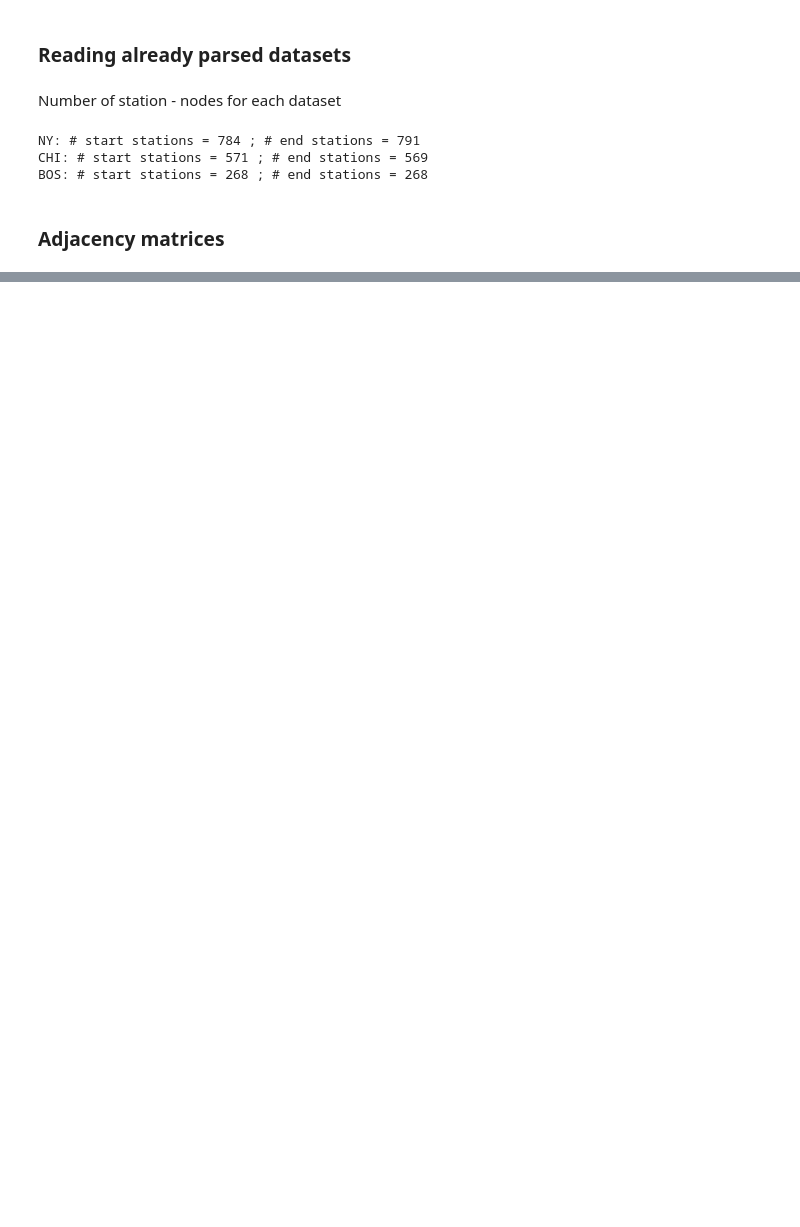
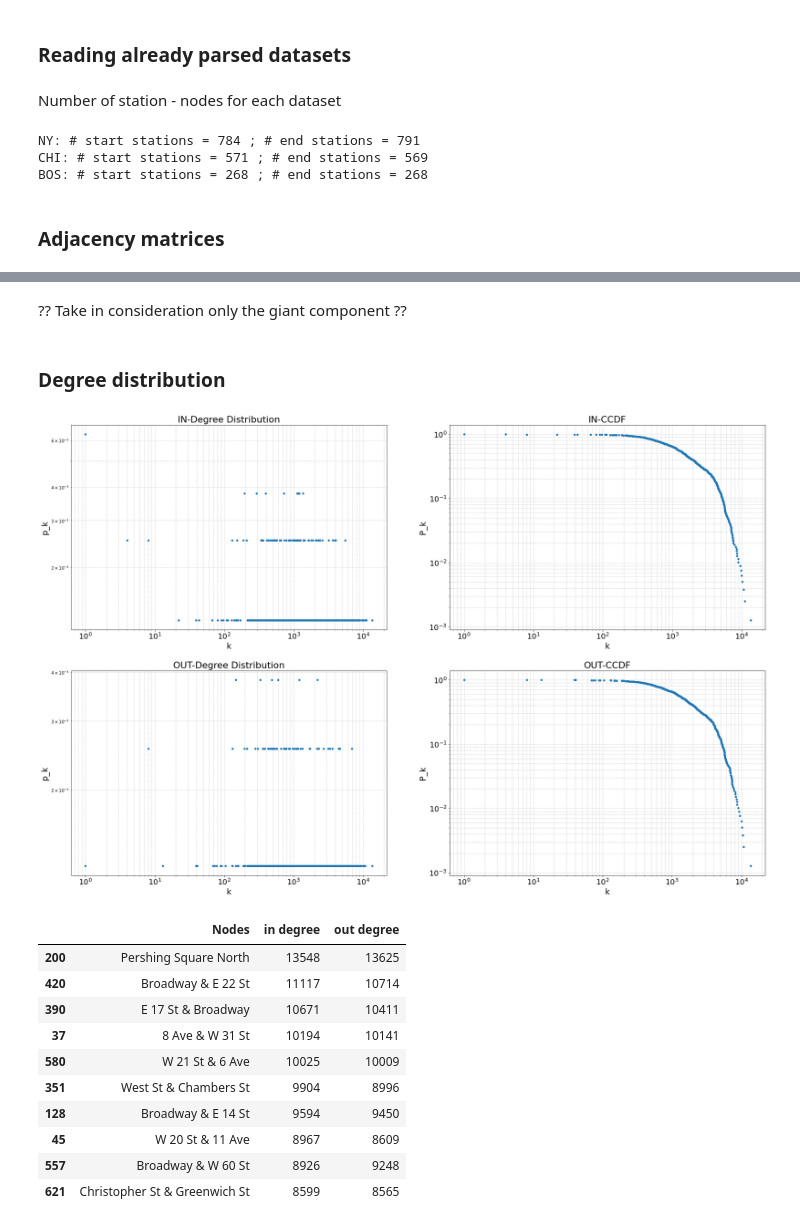
Before and after one commit to tommilotta/Bike-sharing-Analysis, a Jupyter notebook: Network_Analysis.ipynb, the cells around one changed output, grey strips where cells are left out. Drawn from its saved outputs; the diff is of its cells as text; code cells hidden in the pictures; blank space fills up the shorter version.

```diff
--- a/Network_Analysis.ipynb
+++ b/Network_Analysis.ipynb
@@ -71,0 +149,4 @@ BOS_df, BOS_adj, BOS_nodes_df, BOS_nodes = adjacency(BOS_df)
+# %% [markdown]
+?? Take in consideration only the giant component ??
+# %% [markdown]
+### Degree distribution
@@ -71,0 +217,16 @@ BOS_df, BOS_adj, BOS_nodes_df, BOS_nodes = adjacency(BOS_df)
+# %%
+NY_scores = degree_distribution(NY_adj, NY_nodes_df)
+NY_scores.sort_values('in degree', ascending=False).head(10)
+# %% [output]
+[figure, added]
+|  | Nodes | in degree | out degree |
+| 200 | Pershing Square North | 13548 | 13625 |
+| 420 | Broadway & E 22 St | 11117 | 10714 |
+| 390 | E 17 St & Broadway | 10671 | 10411 |
+| 37 | 8 Ave & W 31 St | 10194 | 10141 |
+| 580 | W 21 St & 6 Ave | 10025 | 10009 |
+| 351 | West St & Chambers St | 9904 | 8996 |
+| 128 | Broadway & E 14 St | 9594 | 9450 |
+| 45 | W 20 St & 11 Ave | 8967 | 8609 |
+| 557 | Broadway & W 60 St | 8926 | 9248 |
+| 621 | Christopher St & Greenwich St | 8599 | 8565 |
```
Also changed, not shown: parts of 25 cells of this notebook, 1 other file.
